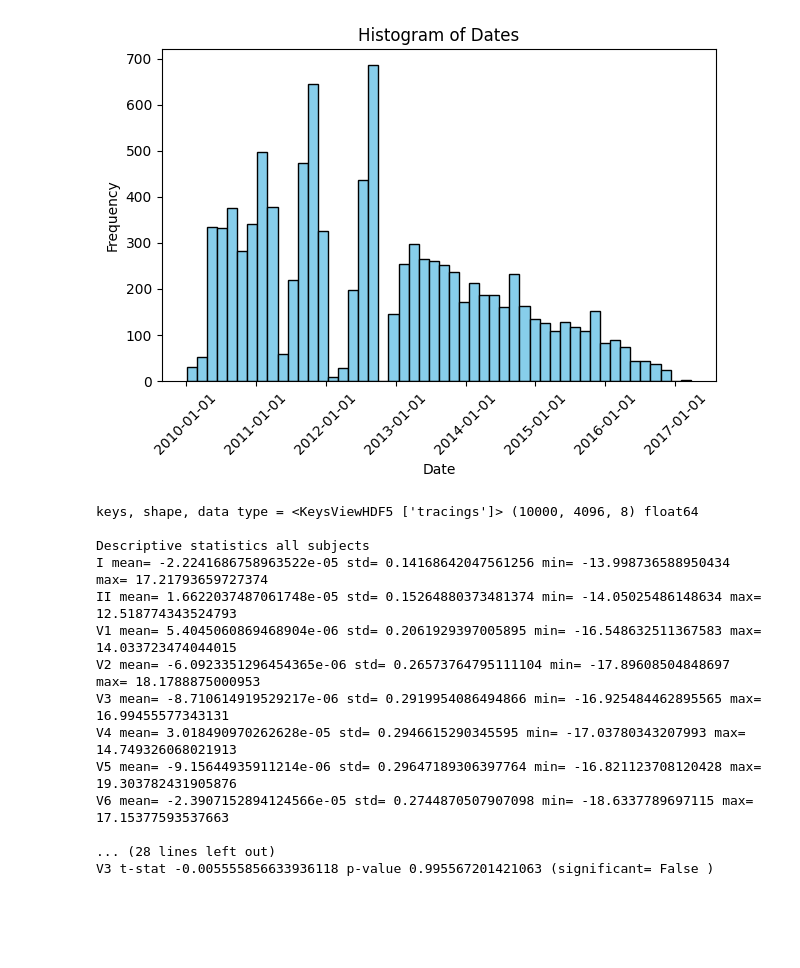
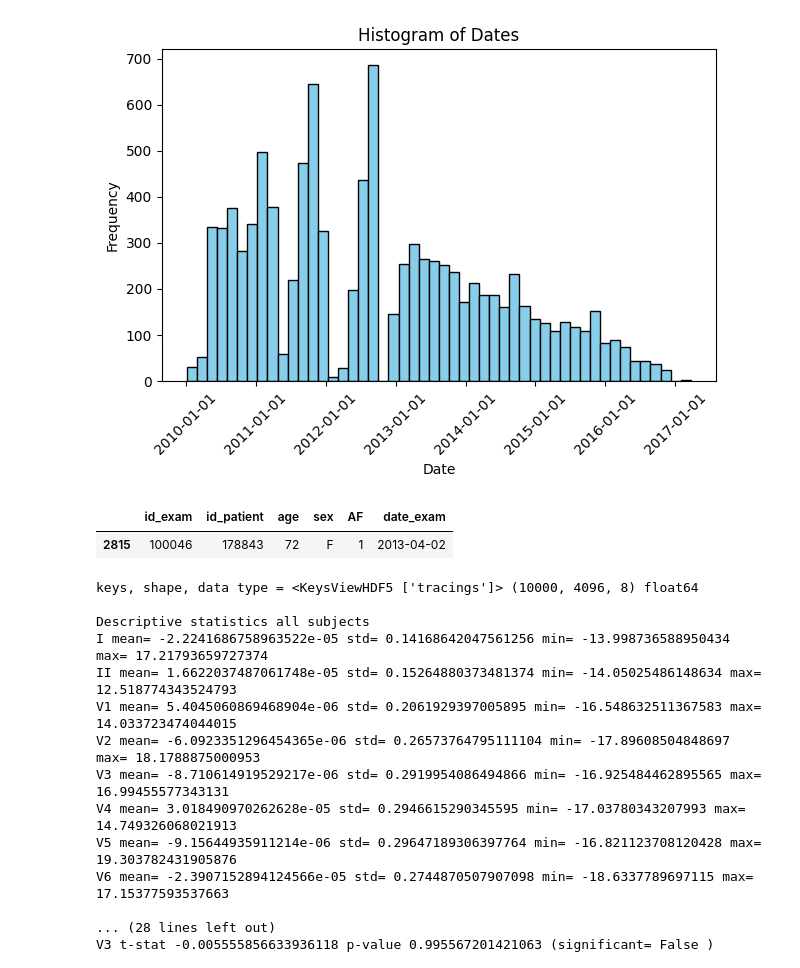
Before and after one commit to wmeijer221/wasp-assignmen-af-classification, a Jupyter notebook: assignment_ecg_classification.ipynb, the cells around one changed output. Saved outputs shown, nothing was run; the diff lists cells and outputs as text; code cells hidden in the pictures; blank space fills up the shorter version.

```diff
--- a/assignment_ecg_classification.ipynb
+++ b/assignment_ecg_classification.ipynb
@@ -291,6 +292,12 @@ Descriptive age statistics
  mean age = 57.9296 std age = 17.921951999610613
 [figure]
 [figure]
+# %%
+# To find the notebook that was shown in the first visualization.
+df[df['id_exam'] == 100046]
+# %% [output]
+|  | id_exam | id_patient | age | sex | AF | date_exam |
+| 2815 | 100046 | 178843 | 72 | F | 1 | 2013-04-02 |
 # %%
 import numpy as np
 from scipy import stats
```
Also changed, not shown: parts of 1 cell of this notebook.
